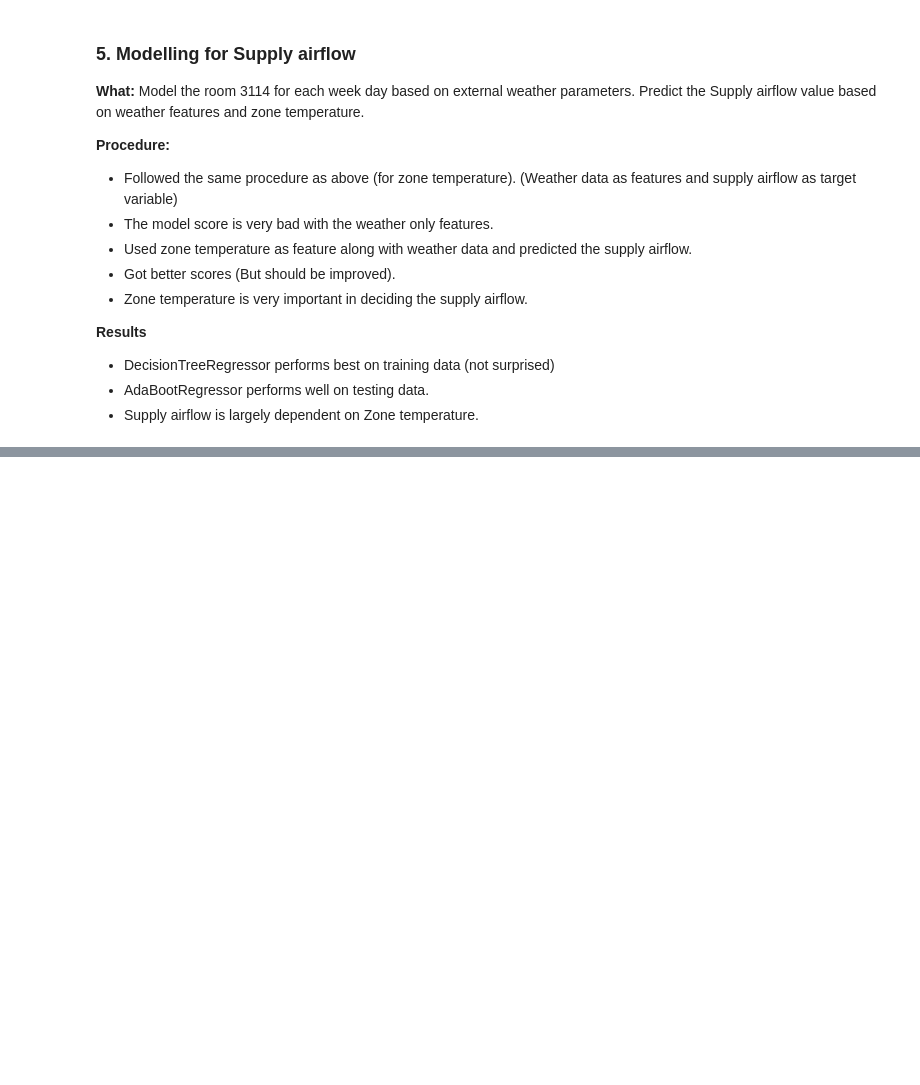
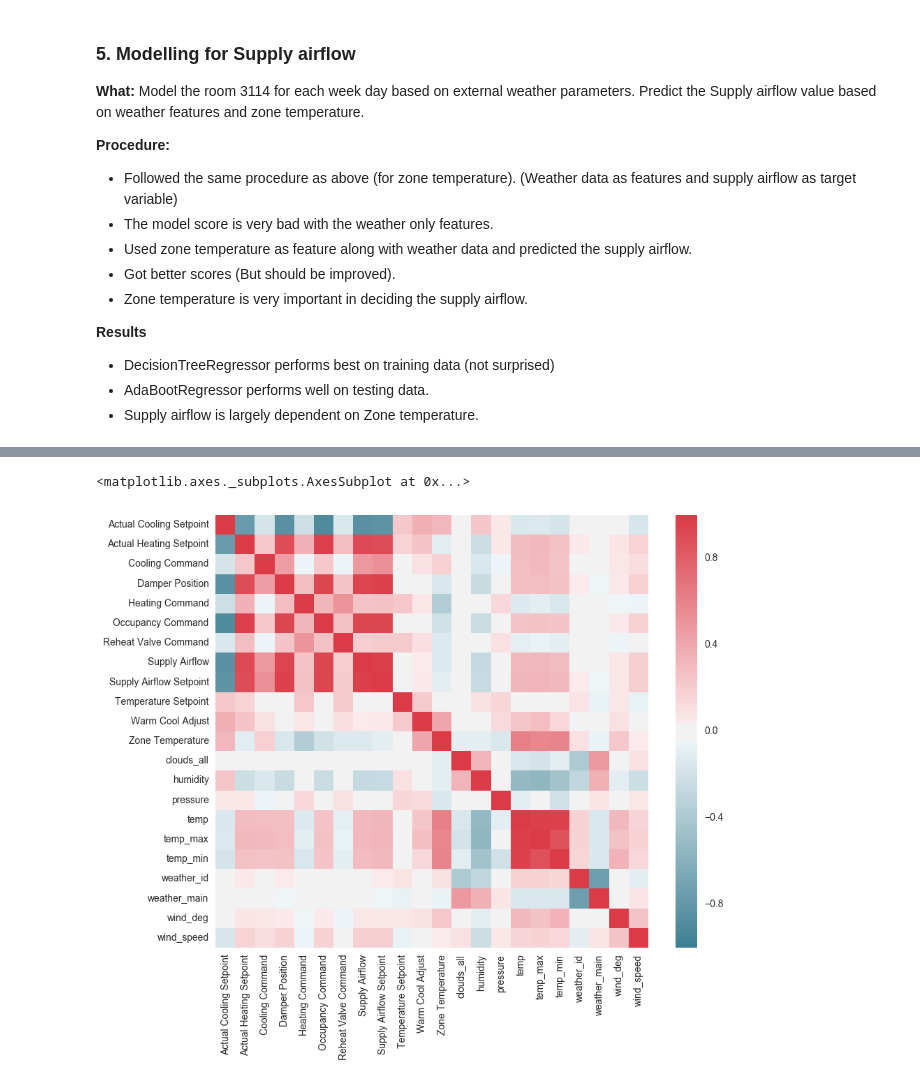
Before and after one commit to mas-dse-mkjaiswa/Capstone, a Jupyter notebook: final/sensor_data_analysis.ipynb, the cells around one changed output, grey strips where cells are left out. Drawn from its saved outputs; the diff is of its cells as text; code cells hidden in the pictures; blank space fills up the shorter version.

```diff
--- a/final/sensor_data_analysis.ipynb
+++ b/final/sensor_data_analysis.ipynb
@@ -217,0 +208,10 @@ Read file:  506_0_3003122.csv
+# %%
+room = 'Rm-3114'
+signals = ["Zone Temperature", 'Supply Airflow']
+features = ['temp', 'temp_min', 'temp_max', 'pressure', 'humidity', 'wind_speed', 'wind_deg',
+        'clouds_all', 'weather_id', 'weather_main', 'hour', "Zone Temperature"]
+day = "Sunday"
+target = 'Supply Airflow'
+
+model_df = get_signal_dataframe(room)
+model_df.head()
@@ -217,0 +242,13 @@ Read file:  506_0_3003122.csv
+# %%
+new_columns = model_df.columns.difference(['dt_iso', 'time', 'location', 'date', 'hour'])
+new_df = model_df.dropna()[new_columns]
+
+variance_threshold = VarianceThreshold(0.2)
+transformed = variance_threshold.fit_transform(new_df)
+
+selected_columns = new_df.columns[variance_threshold.get_support(False)]
+new_df = pd.DataFrame(transformed, columns=selected_columns)
+corr_matrix = np.corrcoef(new_df.T.values)
+
+corr_df = pd.DataFrame(corr_matrix, index=selected_columns, columns=selected_columns)
+corr_df
@@ -217,0 +274,7 @@ Read file:  506_0_3003122.csv
+# %%
+f, ax = plt.subplots(figsize=(10, 8))
+sns.heatmap(corr_df, mask=np.zeros_like(corr_df, dtype=np.bool), cmap=sns.diverging_palette(220, 10, as_cmap=True),
+           square=True, ax=ax)
+# %% [output]
+<matplotlib.axes._subplots.AxesSubplot at 0x...>
+[figure, added]
```
Also changed, not shown: parts of 8 cells of this notebook, 3 other files.
